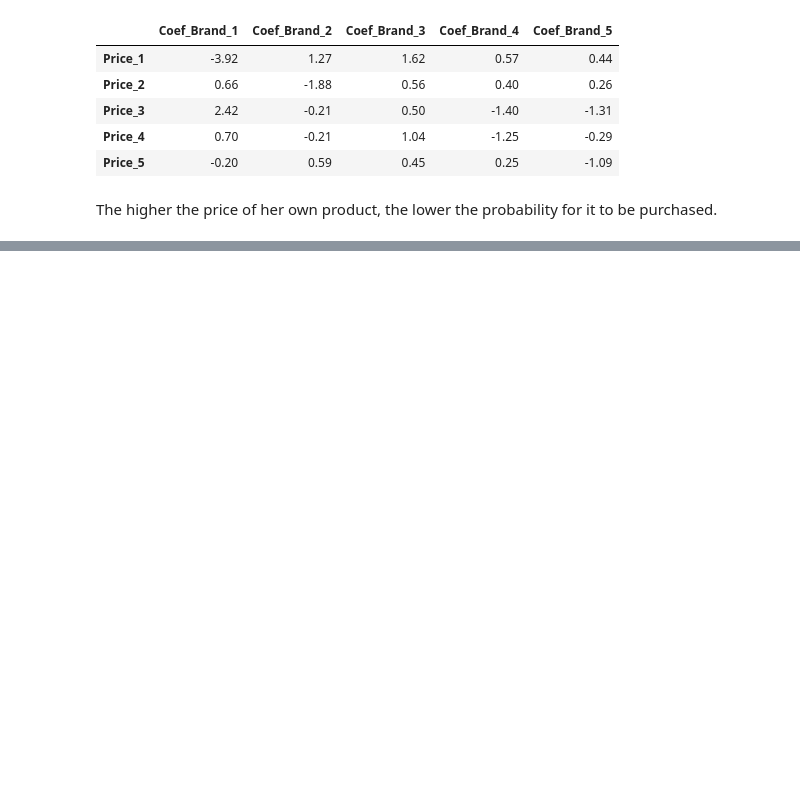
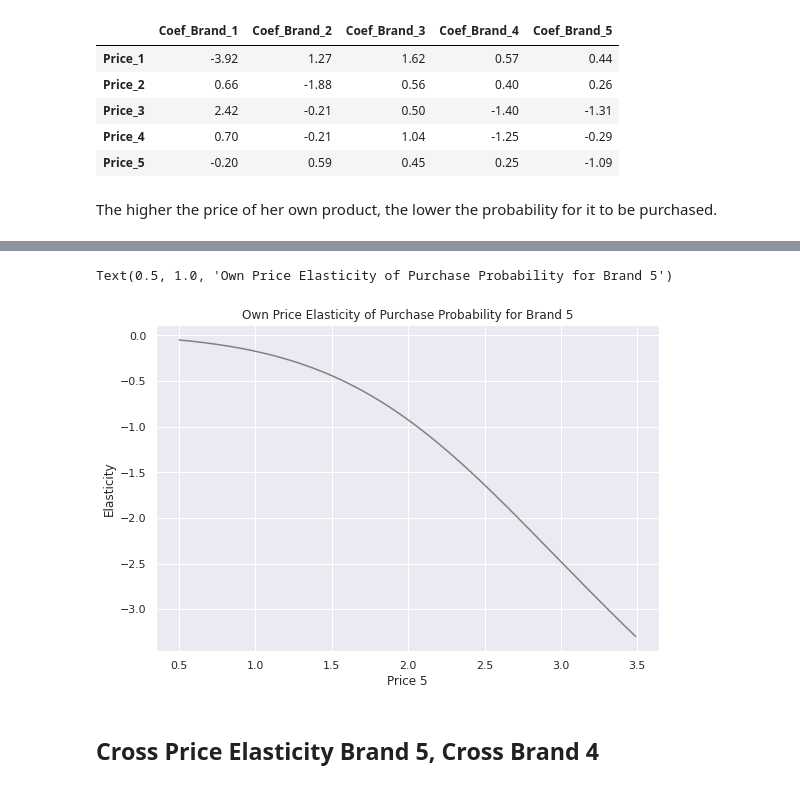
Before and after one commit to apiasak/datascience-portfolio, a Jupyter notebook: code/Customer Analytics/A) Segmentation/C) Price Elasticity.ipynb, the cells around one changed output, grey strips where cells are left out. Cells and saved outputs as stored; diff of their text form; code cells hidden in the pictures; blank space fills up the shorter version.

```diff
--- a/code/Customer Analytics/A) Segmentation/C) Price Elasticity.ipynb
+++ b/code/Customer Analytics/A) Segmentation/C) Price Elasticity.ipynb
@@ -627,0 +643,13 @@ The higher the price of her own product, the lower the probability for it to be
+# %%
+# Brand Choice Model prediction.
+predict_brand_5 = model_brand_choice.predict_proba(df_own_brand_5)
+# %%
+# Our model returns the probabilities of choosing each of the 5 brands.
+# Since, we are interested in the probability for the fifth brand we need to obtain the last column located on position 4,
+# as we're starting to count from 0.
+pr_own_brand_5 = predict_brand_5[: ][:, 4]
+# %%
+# We're interested in choosing brand 5.
+# Therefore, the beta coefficient we require is that of the brand 5 coefficient and price 5.
+beta5 = bc_coef.iloc[4, 4]
+beta5
@@ -627,0 +658,3 @@ The higher the price of her own product, the lower the probability for it to be
+# %%
+# Calculating price elasticities for brand choice without promotion.
+own_price_elasticity_brand_5 = beta5 * price_range * (1 - pr_own_brand_5)
@@ -627,0 +679,12 @@ The higher the price of her own product, the lower the probability for it to be
+# %%
+# Plot elasticities of purchase probability for brand 5.
+plt.figure(figsize = (9, 6))
+plt.plot(price_range, own_price_elasticity_brand_5, color = 'grey')
+plt.xlabel('Price 5')
+plt.ylabel('Elasticity')
+plt.title('Own Price Elasticity of Purchase Probability for Brand 5')
+# %% [output]
+Text(0.5, 1.0, 'Own Price Elasticity of Purchase Probability for Brand 5')
+[figure, added]
+# %% [markdown]
+## Cross Price Elasticity Brand 5, Cross Brand 4
```
Also changed, not shown: parts of 52 cells of this notebook, 17 other files.
